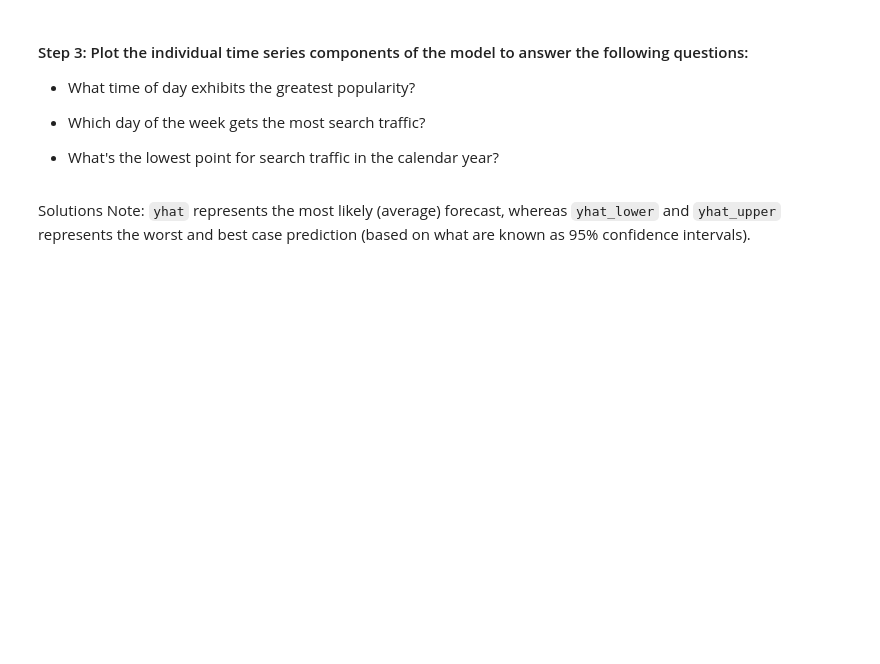
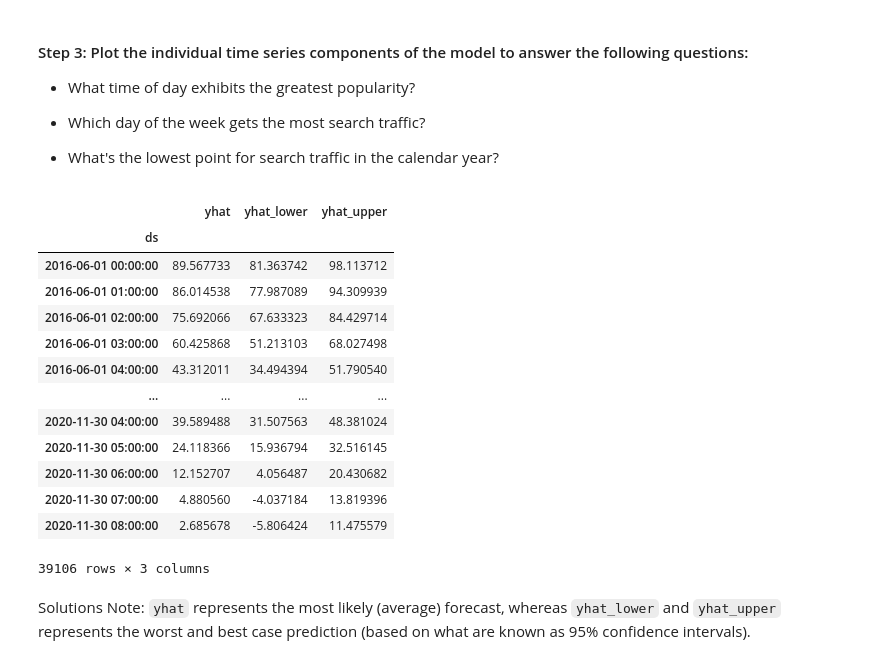
Before and after one commit to coronado212/time_series_analysis_ml_11, a Jupyter notebook: forecasting_net_prophet.ipynb, the cells around one changed output. Saved outputs shown, nothing was run; the diff lists cells and outputs as text; code cells hidden in the pictures; blank space fills up the shorter version.

```diff
--- a/forecasting_net_prophet.ipynb
+++ b/forecasting_net_prophet.ipynb
@@ -481,11 +515,23 @@ forecast_mercado_trends = # YOUR CODE HERE
 
 * What's the lowest point for search traffic in the calendar year?
 # %%
-# Set the index in the forecast_mercado_trends DataFrame to the ds datetime column
-forecast_mercado_trends = # YOUR CODE HERE
-
 # View the only the yhat,yhat_lower and yhat_upper columns from the DataFrame
-# YOUR CODE HERE
+forecast_mercado_trends[['yhat','yhat_lower', 'yhat_upper']]
+# %% [output]
+|  | yhat | yhat_lower | yhat_upper |
+| ds |  |  |  |
+| 2016-06-01 00:00:00 | 89.567733 | 81.363742 | 98.113712 |
+| 2016-06-01 01:00:00 | 86.014538 | 77.987089 | 94.309939 |
+| 2016-06-01 02:00:00 | 75.692066 | 67.633323 | 84.429714 |
+| 2016-06-01 03:00:00 | 60.425868 | 51.213103 | 68.027498 |
+| 2016-06-01 04:00:00 | 43.312011 | 34.494394 | 51.790540 |
+| ... | ... | ... | ... |
+| 2020-11-30 04:00:00 | 39.589488 | 31.507563 | 48.381024 |
+| 2020-11-30 05:00:00 | 24.118366 | 15.936794 | 32.516145 |
+| 2020-11-30 06:00:00 | 12.152707 | 4.056487 | 20.430682 |
+| 2020-11-30 07:00:00 | 4.880560 | -4.037184 | 13.819396 |
+| 2020-11-30 08:00:00 | 2.685678 | -5.806424 | 11.475579 |
+39106 rows × 3 columns
 # %% [markdown]
 Solutions Note: `yhat` represents the most likely (average) forecast, whereas `yhat_lower` and `yhat_upper` represents the worst and best case prediction (based on what are known as 95% confidence intervals).
 # %%
```
Also changed, not shown: parts of 12 cells of this notebook, 1 other file.
